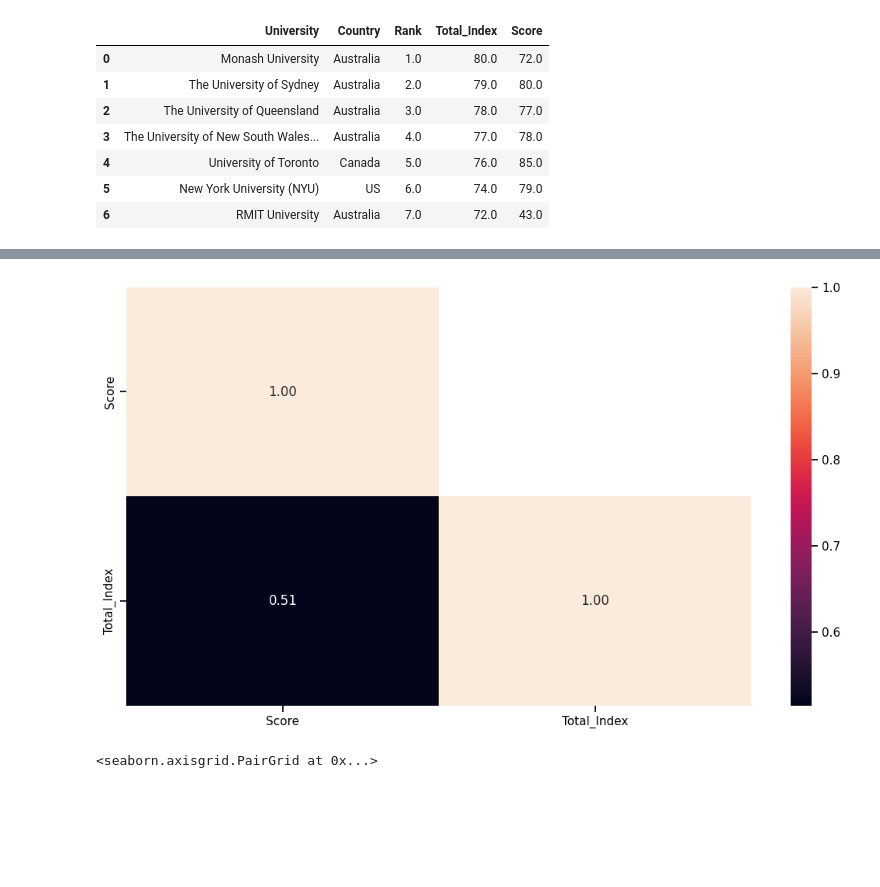
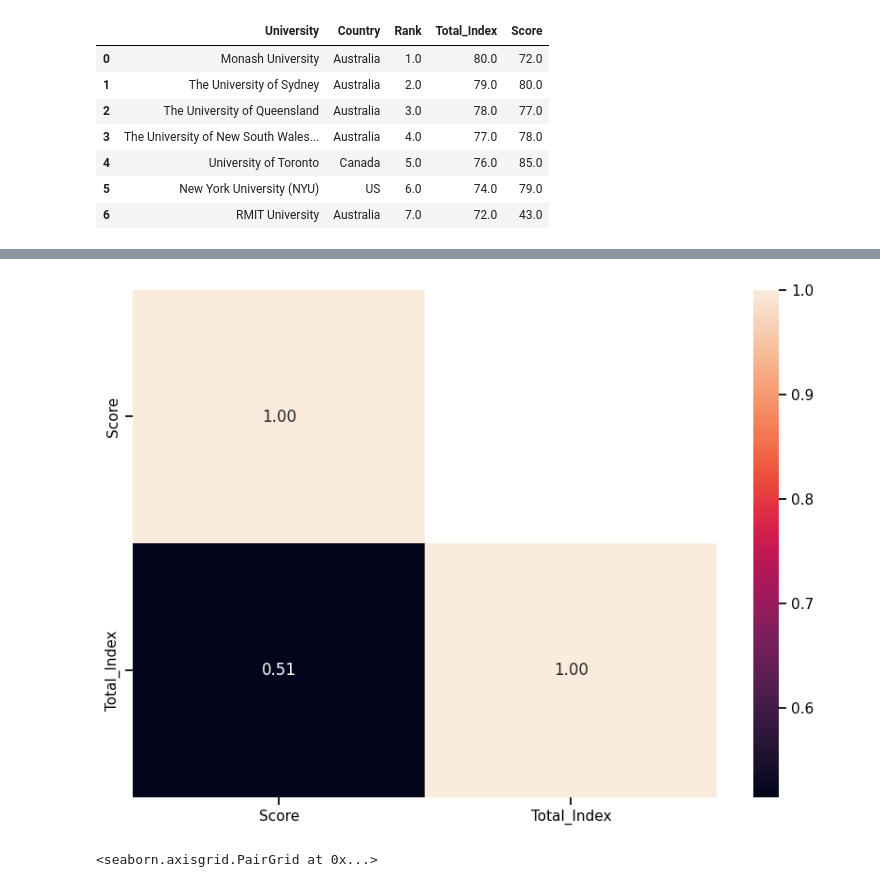
Before and after one commit to inesave/University_Ranking_EDA, a Jupyter notebook: main.ipynb, the cells around one changed output, grey strips where cells are left out. Cells and saved outputs as stored; diff of their text form; code cells hidden in the pictures; blank space fills up the shorter version.

```diff
--- a/main.ipynb
+++ b/main.ipynb
@@ -106,4 +127,0 @@ array(['Taiwan', 'Brunei'], dtype=object)
-# %%
-uni = uni[uni['country'] != 'Taiwan']
-uni = uni[uni['country'] != 'Brunei']
-uni.shape
@@ -115,5 +127,0 @@ uni.shape
-# %%
-"""print(uni.columns)
-uni = uni.drop(columns = 'Country')
-uni.set_index('university', inplace = True)
-uni.head()"""
@@ -418,7 +426,7 @@ def get_distance(start_address):
 
     # string addresses to location information
     start_location = geocoder.osm(start_address)
-    stop_location = geocoder.osm('Madrid')
+    stop_location = geocoder.osm('Spain')
 
     # pull out latitude and longitude from location information
     start_latlng = [start_location.lat, start_location.lng]
@@ -432,5 +440,5 @@ def get_distance(start_address):
     return distance
 
 
-uni['Distance_Home'] = uni['University'].apply(get_distance)
+uni['Distance_Home'] = uni['Country'].apply(get_distance)
 # %% [output]
@@ -468,0 +500,6 @@ Name: Distance_Home, Length: 477, dtype: float64
+# %%
+uni.set_index("Country", inplace=True)
+uni.loc['Spain', 'Distance_Home'] = 0
+uni.reset_index(inplace = True)
+
+uni.groupby('Country')['Distance_Home'].median().sort_values(ascending=True)
@@ -778,18 +780,18 @@ iplot(fig)
 # %%
 # Correlation with heat map
 
 corr = uni.loc[:,['Score', 'Total_Index']].corr()
 sns.set_context("notebook", font_scale=1.0, rc={"lines.linewidth": 2.5})
-plt.figure(figsize=(13,7))
+plt.figure(figsize=(10,7))
 
 # Mask to see the correlation values once
 mask = np.zeros_like(corr)
 mask[np.triu_indices_from(mask, 1)] = True
 a = sns.heatmap(corr,mask=mask, annot=True, fmt='.2f')
 rotx = a.set_xticklabels(a.get_xticklabels())
 roty = a.set_yticklabels(a.get_yticklabels())
 # %% [output]
-[figure, old version]
+[figure, new version]
 # %%
 sns.pairplot(uni.loc[:,['Score', 'Total_Index']])
 # %% [output]
```
Also changed, not shown: parts of 53 cells of this notebook.
